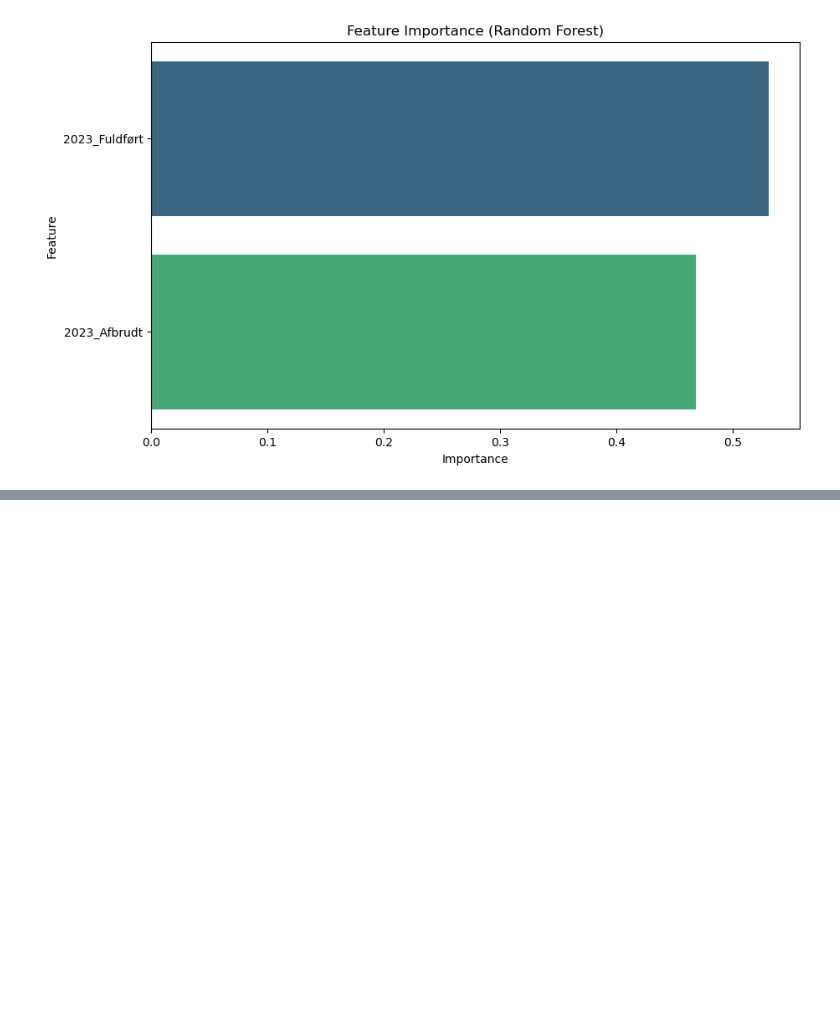
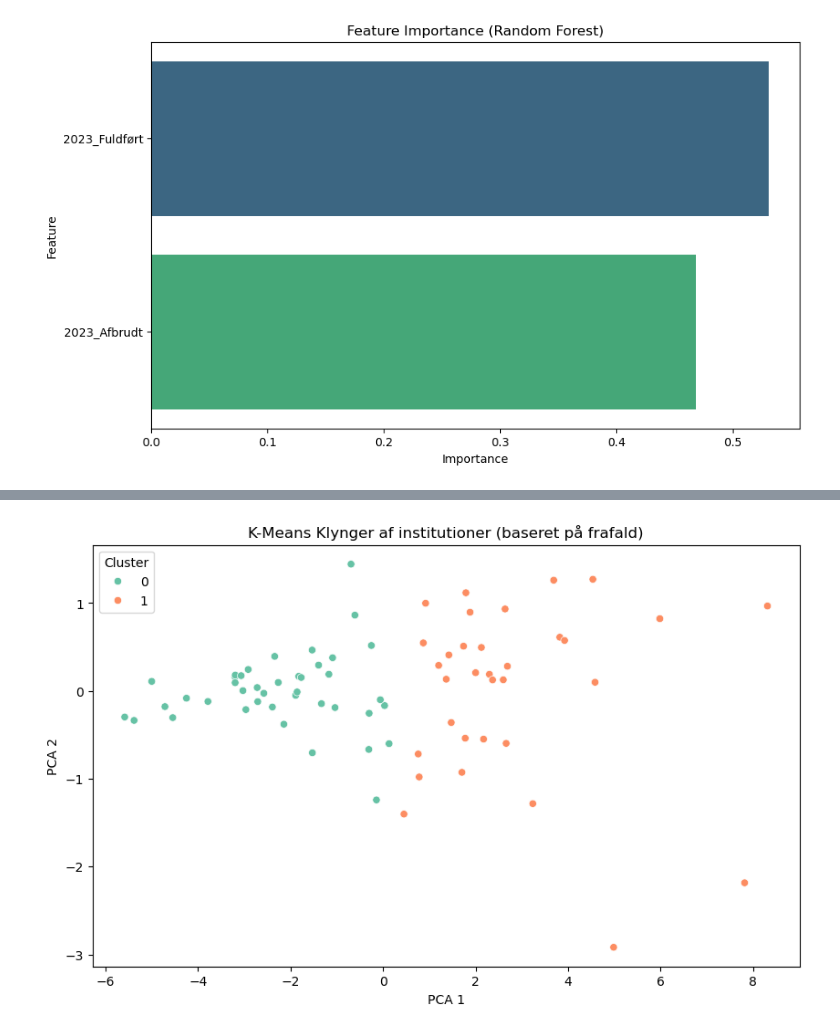
Before and after one commit to Freddo-404/Exam_BI, a Jupyter notebook: Uddannelse.ipynb, the cells around one changed output, grey strips where cells are left out. Drawn from its saved outputs; the diff is of its cells as text; code cells hidden in the pictures; blank space fills up the shorter version.

```diff
--- a/Uddannelse.ipynb
+++ b/Uddannelse.ipynb
@@ -437,0 +495,24 @@ Passing `palette` without assigning `hue` is deprecated and will be removed in v
+# %%
+# Lad os sige k=3 giver bedste silhouette score
+optimal_k = sil_scores.index(max(sil_scores)) + 2  # fordi range starter ved 2
+final_kmeans = KMeans(n_clusters=optimal_k, random_state=42)
+drop_rate_clean['Cluster'] = final_kmeans.fit_predict(X_scaled)
+# %%
+import seaborn as sns
+
+# PCA til 2D visualisering
+from sklearn.decomposition import PCA
+
+pca = PCA(n_components=2)
+X_pca = pca.fit_transform(X_scaled)
+
+# Visualiser klynger
+plt.figure(figsize=(10,6))
+sns.scatterplot(x=X_pca[:,0], y=X_pca[:,1], hue=drop_rate_clean['Cluster'], palette='Set2')
+plt.title('K-Means Klynger af institutioner (baseret på frafald)')
+plt.xlabel('PCA 1')
+plt.ylabel('PCA 2')
+plt.legend(title='Cluster')
+plt.show()
+# %% [output]
+[figure, added]
```
Also changed, not shown: parts of 2 cells of this notebook.
